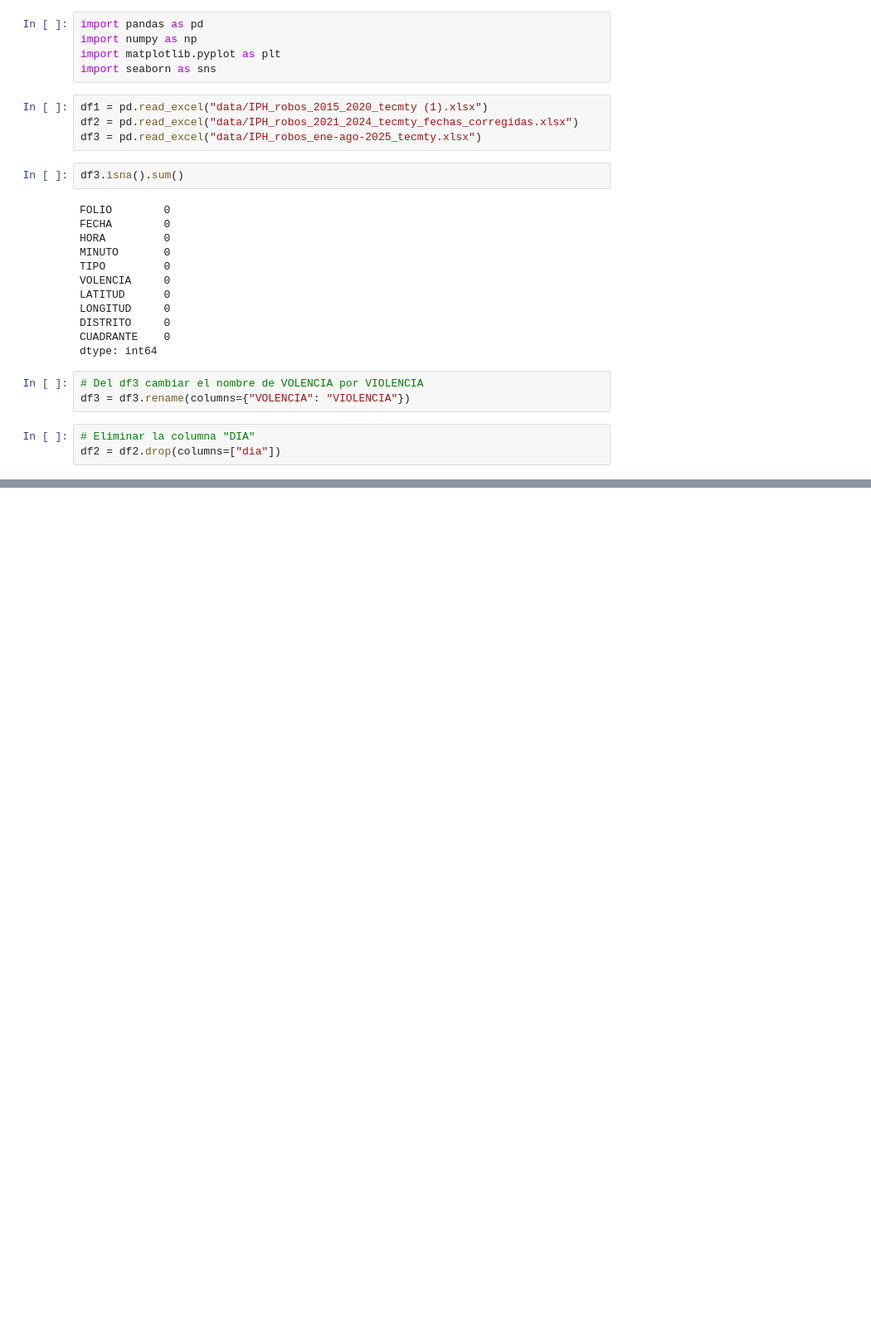
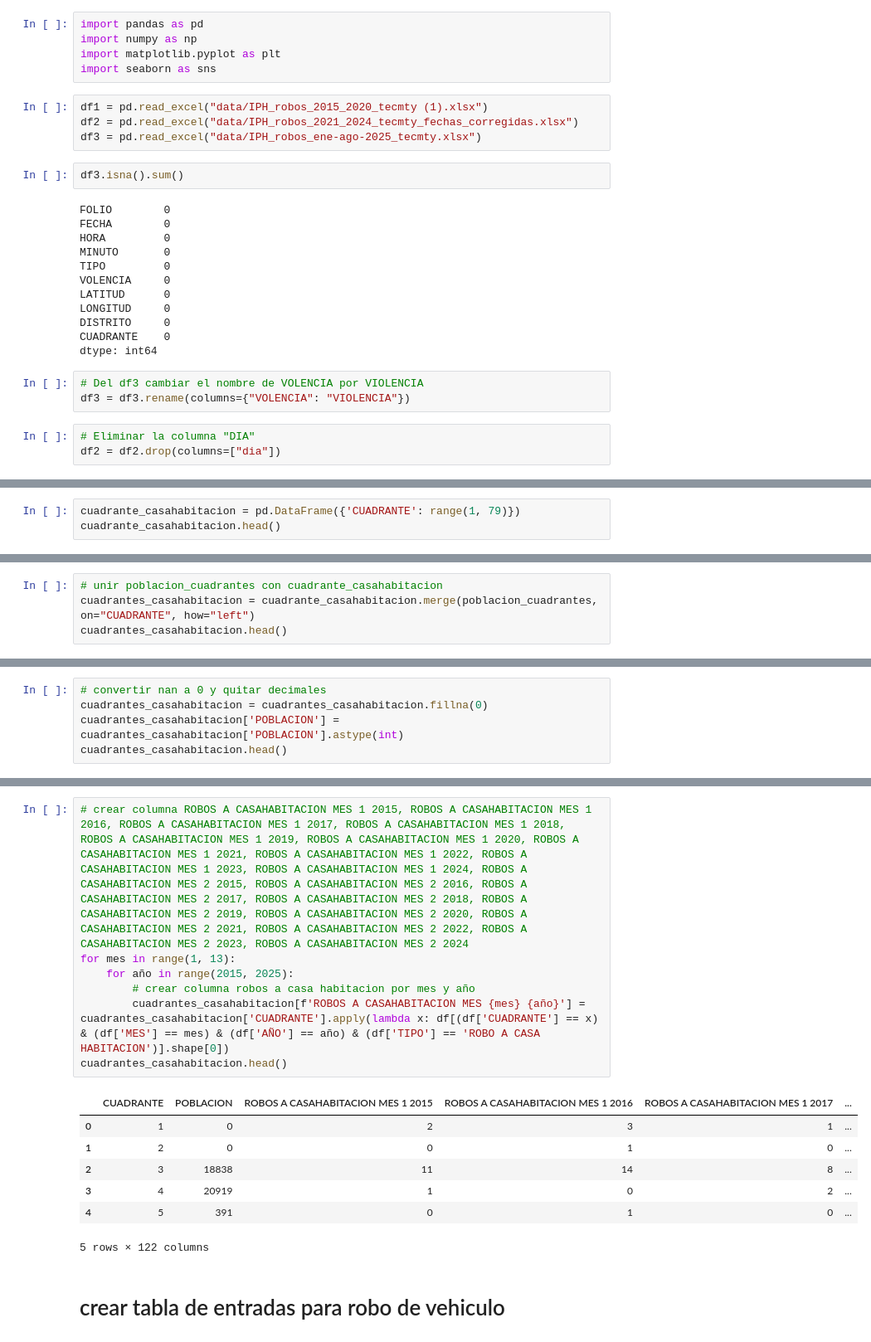
Before and after one commit to CLA-TI3001C-AD2025-G100/A01563230-EDA, a Jupyter notebook: FICOSEC.ipynb, the cells around one changed output, grey strips where cells are left out. Shown at 83% size. Saved outputs shown, nothing was run; the diff lists cells and outputs as text; blank space fills up the shorter version.

```diff
--- a/FICOSEC.ipynb
+++ b/FICOSEC.ipynb
@@ -67,0 +304,3 @@ cuadrante_counts.head()
+# %%
+cuadrante_casahabitacion = pd.DataFrame({'CUADRANTE': range(1, 79)})
+cuadrante_casahabitacion.head()
@@ -67,0 +314,4 @@ cuadrante_counts.head()
+# %%
+# unir poblacion_cuadrantes con cuadrante_casahabitacion
+cuadrantes_casahabitacion = cuadrante_casahabitacion.merge(poblacion_cuadrantes, on="CUADRANTE", how="left")
+cuadrantes_casahabitacion.head()
@@ -67,0 +325,5 @@ cuadrante_counts.head()
+# %%
+# convertir nan a 0 y quitar decimales
+cuadrantes_casahabitacion = cuadrantes_casahabitacion.fillna(0)
+cuadrantes_casahabitacion['POBLACION'] = cuadrantes_casahabitacion['POBLACION'].astype(int)
+cuadrantes_casahabitacion.head()
@@ -67,0 +337,17 @@ cuadrante_counts.head()
+# %%
+# crear columna ROBOS A CASAHABITACION MES 1 2015, ROBOS A CASAHABITACION MES 1 2016, ROBOS A CASAHABITACION MES 1 2017, ROBOS A CASAHABITACION MES 1 2018, ROBOS A CASAHABITACION MES 1 2019, ROBOS A CASAHABITACION MES 1 2020, ROBOS A CASAHABITACION MES 1 2021, ROBOS A CASAHABITACION MES 1 2022, ROBOS A CASAHABITACION MES 1 2023, ROBOS A CASAHABITACION MES 1 2024, ROBOS A CASAHABITACION MES 2 2015, ROBOS A CASAHABITACION MES 2 2016, ROBOS A CASAHABITACION MES 2 2017, ROBOS A CASAHABITACION MES 2 2018, ROBOS A CASAHABITACION MES 2 2019, ROBOS A CASAHABITACION MES 2 2020, ROBOS A CASAHABITACION MES 2 2021, ROBOS A CASAHABITACION MES 2 2022, ROBOS A CASAHABITACION MES 2 2023, ROBOS A CASAHABITACION MES 2 2024
+for mes in range(1, 13):
+    for año in range(2015, 2025):
+        # crear columna robos a casa habitacion por mes y año
+        cuadrantes_casahabitacion[f'ROBOS A CASAHABITACION MES {mes} {año}'] = cuadrantes_casahabitacion['CUADRANTE'].apply(lambda x: df[(df['CUADRANTE'] == x) & (df['MES'] == mes) & (df['AÑO'] == año) & (df['TIPO'] == 'ROBO A CASA HABITACION')].shape[0])
+cuadrantes_casahabitacion.head()
+# %% [output]
+|  | CUADRANTE | POBLACION | ROBOS A CASAHABITACION MES 1 2015 | ROBOS A CASAHABITACION MES 1 2016 | ROBOS A CASAHABITACION MES 1 2017 | ... |
+| 0 | 1 | 0 | 2 | 3 | 1 | ... |
+| 1 | 2 | 0 | 0 | 1 | 0 | ... |
+| 2 | 3 | 18838 | 11 | 14 | 8 | ... |
+| 3 | 4 | 20919 | 1 | 0 | 2 | ... |
+| 4 | 5 | 391 | 0 | 1 | 0 | ... |
+5 rows × 122 columns
+# %% [markdown]
+# crear tabla de entradas para robo de vehiculo
```
Also changed, not shown: parts of 78 cells of this notebook, 5 other files.
